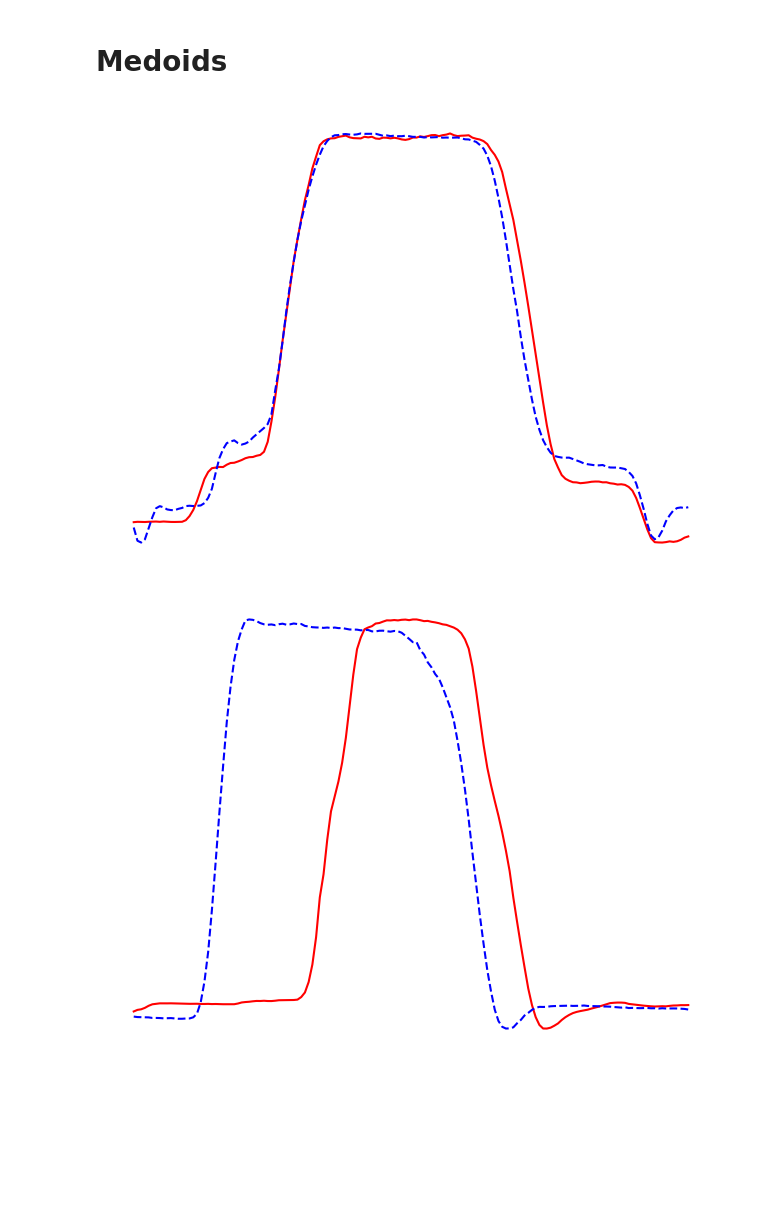
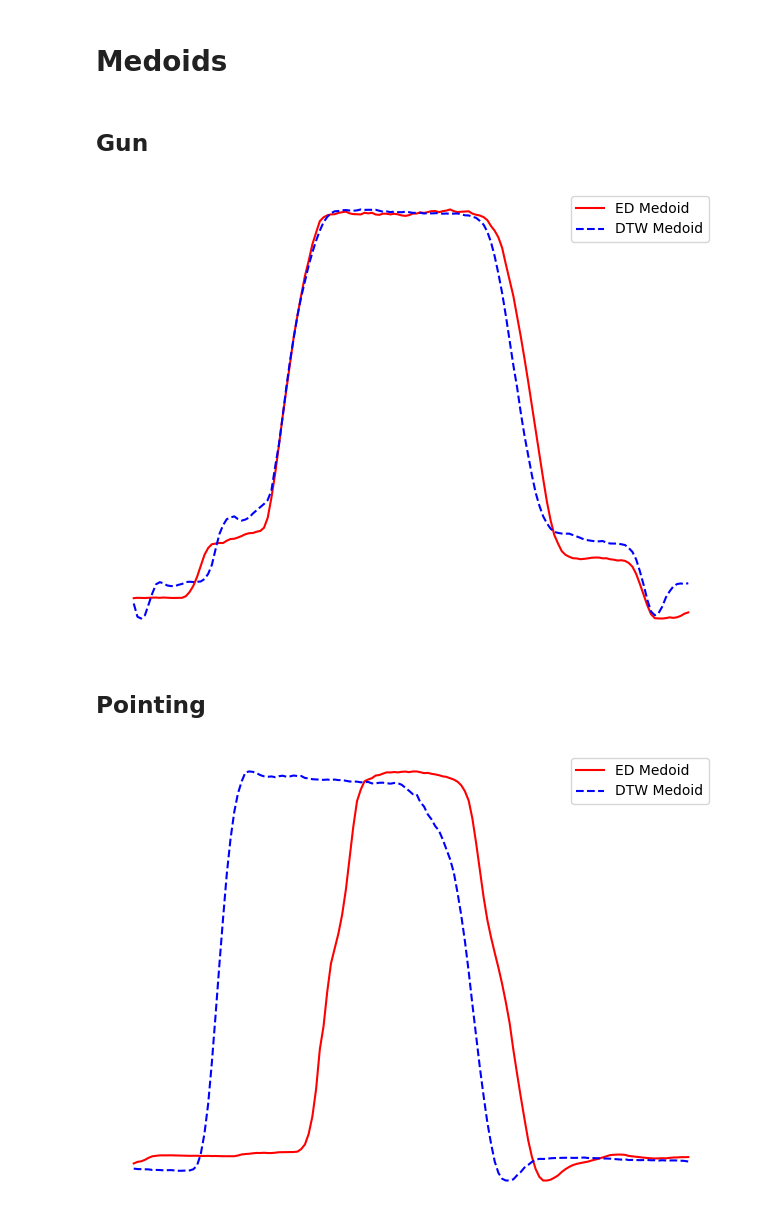
Before and after one commit to colemanyu/k-scaling-factor-dtw, a Jupyter notebook: code/04_visualize_GunPoint.ipynb, the cells around one changed output. Saved outputs shown, nothing was run; the diff lists cells and outputs as text; code cells hidden in the pictures; blank space fills up the shorter version.

```diff
--- a/code/04_visualize_GunPoint.ipynb
+++ b/code/04_visualize_GunPoint.ipynb
@@ -119,31 +119,35 @@ for label in labels:
 
 # --- Min-max scale for plotting ---
 medoids_dtw_scaled = [(label, min_max_scale(series)) for label, series in medoids_dtw]
+# %% [markdown]
+## Gun
 # %%
 # Plot the mean prototype
-plt.plot(medoids_ed_scaled[0][1], label="ED Medoid Gun", color="red")
+plt.plot(medoids_ed_scaled[0][1], label="ED Medoid", color="red")
 # Plot the median prototype
-plt.plot(medoids_dtw_scaled[0][1], label="DTW Medoid Gun", color="blue", linestyle="--")
+plt.plot(medoids_dtw_scaled[0][1], label="DTW Medoid", color="blue", linestyle="--")
 # plt.title("Idealized Prototype")
 plt.xlabel("Time Step")
 plt.ylabel("Value")
-# plt.legend()
+plt.legend()
 plt.axis("off")
 plt.tight_layout()
 plt.show()
 # %% [output]
-[figure, old version]
+[figure, new version]
+# %% [markdown]
+## Pointing
 # %%
 # Plot the mean prototype
-plt.plot(medoids_ed_scaled[1][1], label="ED Medoid Gun", color="red")
+plt.plot(medoids_ed_scaled[1][1], label="ED Medoid", color="red")
 # Plot the median prototype
-plt.plot(medoids_dtw_scaled[1][1], label="DTW Medoid Gun", color="blue", linestyle="--")
+plt.plot(medoids_dtw_scaled[1][1], label="DTW Medoid", color="blue", linestyle="--")
 # plt.title("Idealized Prototype")
 plt.xlabel("Time Step")
 plt.ylabel("Value")
-# plt.legend()
+plt.legend()
 plt.axis("off")
 plt.tight_layout()
 plt.show()
 # %% [output]
-[figure, old version]
+[figure, new version]
```
Also changed, not shown: parts of 5 cells of this notebook.
